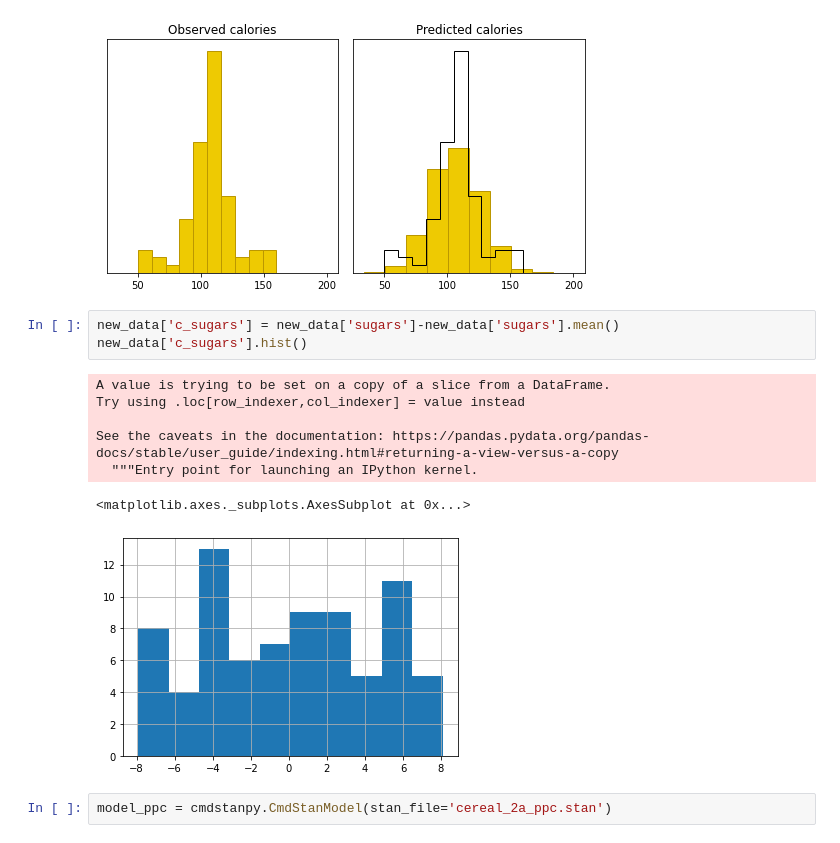
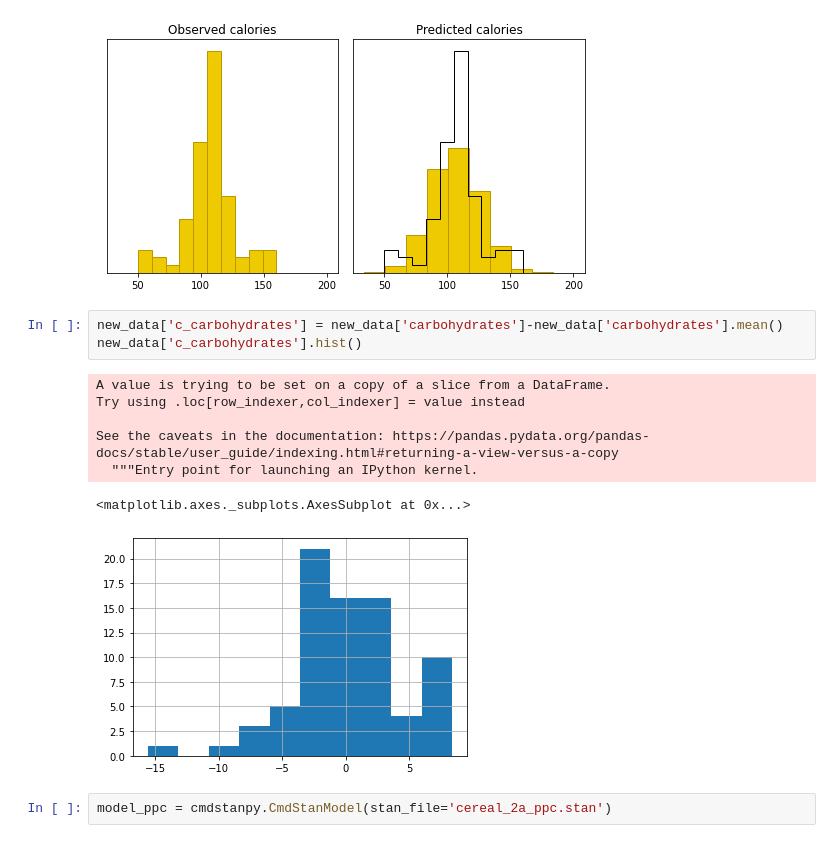
Before and after one commit to nsak99/DataAnalyticsProject, a Jupyter notebook: Project/project_2.ipynb, the cells around one changed output. Drawn from its saved outputs; the diff is of its cells as text.

Commit message:
create_new_branch_carbohydrates

```diff
--- a/Project/project_2.ipynb
+++ b/Project/project_2.ipynb
@@ -130,16 +130,16 @@ plt.show()
 # %% [output]
 [figure]
 # %%
-new_data['c_sugars'] = new_data['sugars']-new_data['sugars'].mean()
-new_data['c_sugars'].hist()
+new_data['c_carbohydrates'] = new_data['carbohydrates']-new_data['carbohydrates'].mean()
+new_data['c_carbohydrates'].hist()
 # %% [output]
 A value is trying to be set on a copy of a slice from a DataFrame.
 Try using .loc[row_indexer,col_indexer] = value instead
 
 See the caveats in the documentation: https://pandas.pydata.org/pandas-docs/stable/user_guide/indexing.html#returning-a-view-versus-a-copy
   """Entry point for launching an IPython kernel.
 <matplotlib.axes._subplots.AxesSubplot at 0x...>
-[figure, old version]
+[figure, new version]
 # %%
 model_ppc = cmdstanpy.CmdStanModel(stan_file='cereal_2a_ppc.stan')
 # %% [output]
```
Also changed, not shown: parts of 18 cells of this notebook.
